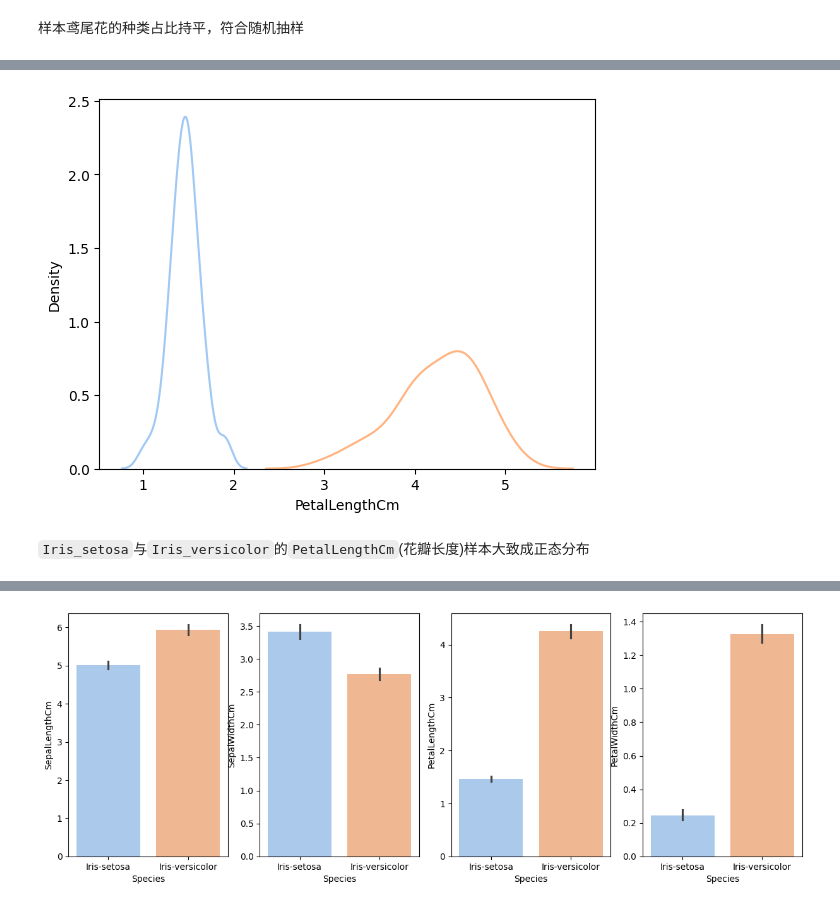
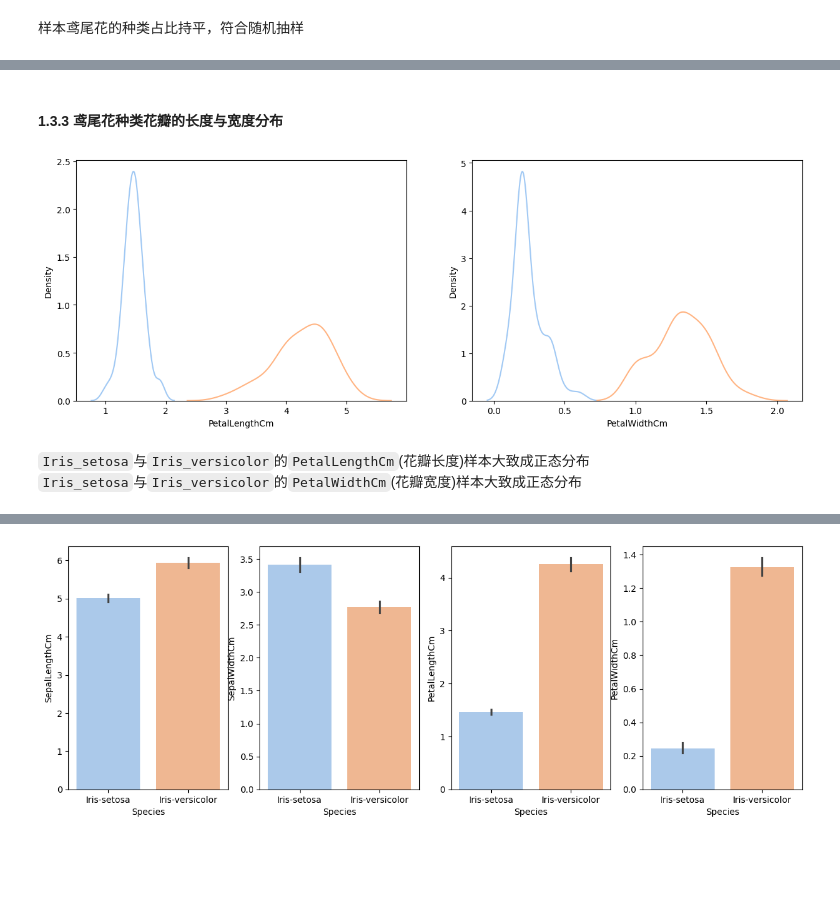
Before and after one commit to Jhon-Lauful/Data_Analysis, a Jupyter notebook: 分析鸢尾花种类数据.ipynb, the cells around one changed output, grey strips where cells are left out. Drawn from its saved outputs; the diff is of its cells as text; code cells hidden in the pictures; blank space fills up the shorter version.

```diff
--- a/分析鸢尾花种类数据.ipynb
+++ b/分析鸢尾花种类数据.ipynb
@@ -211,9 +209,15 @@ plt.show()
 `Iris_setosa`与`Iris_versicolor`的`SepalLengthCm`(萼片宽度)样本大致成正态分布
-# %%
-sns.kdeplot(Iris_setosa['PetalLengthCm'])
-sns.kdeplot(Iris_versicolor['PetalLengthCm'])
-plt.show()
-# %% [output]
-[figure, removed]
+# %% [markdown]
+#### 1.3.3 鸢尾花种类花瓣的长度与宽度分布
+# %%
+fig, axes = plt.subplots(1,2,figsize=(15, 5))
+sns.kdeplot(Iris_setosa['PetalLengthCm'] ,ax=axes[0])
+sns.kdeplot(Iris_versicolor['PetalLengthCm'] ,ax=axes[0])
+sns.kdeplot(Iris_setosa['PetalWidthCm'] ,ax=axes[1])
+sns.kdeplot(Iris_versicolor['PetalWidthCm'] ,ax=axes[1])
+plt.show()
+# %% [output]
+[figure, added]
 # %% [markdown]
 `Iris_setosa`与`Iris_versicolor`的`PetalLengthCm`(花瓣长度)样本大致成正态分布
+`Iris_setosa`与`Iris_versicolor`的`PetalWidthCm`(花瓣宽度)样本大致成正态分布
```
Also changed, not shown: parts of 16 cells of this notebook.
